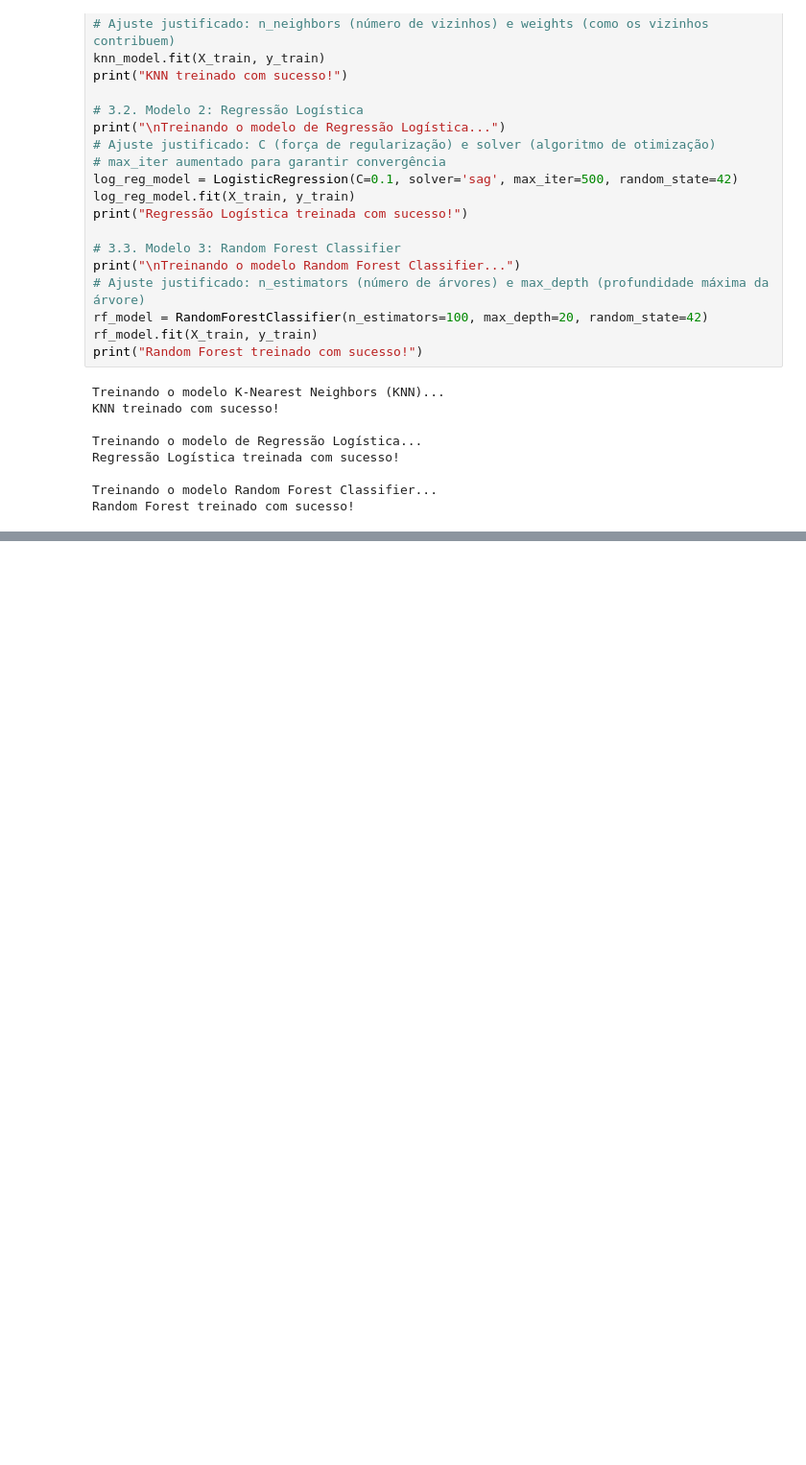
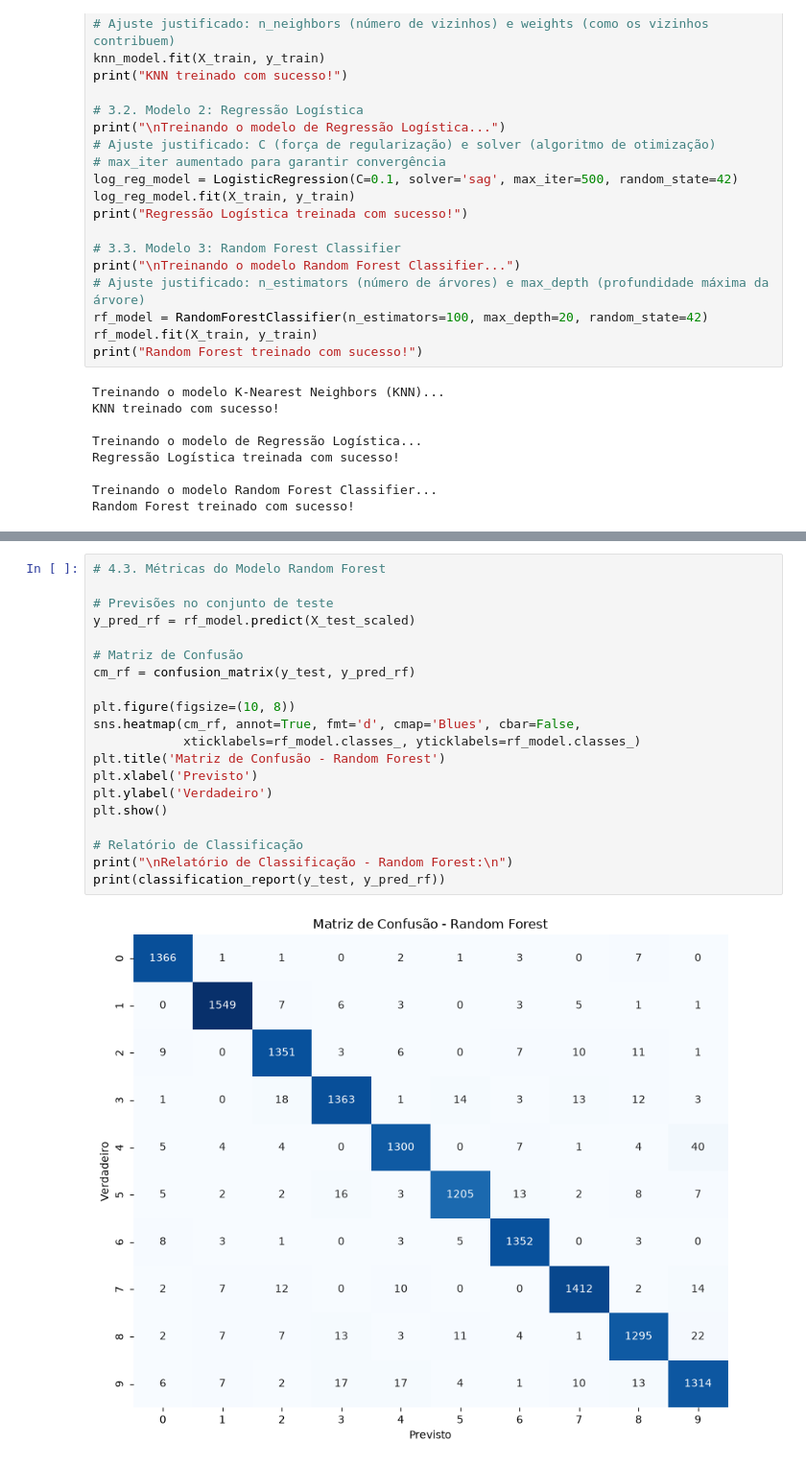
Before and after one commit to giselemachado1978-ai/MiniProjeto_Modulo2_IA-1_SCTEC, a Jupyter notebook: MiniProjetoMod2.ipynb, the cells around one changed output, grey strips where cells are left out. Shown at 96% size. Cells and saved outputs as stored; diff of their text form; blank space fills up the shorter version.

```diff
--- a/MiniProjetoMod2.ipynb
+++ b/MiniProjetoMod2.ipynb
@@ -174,0 +261,22 @@ Random Forest treinado com sucesso!
+# %%
+# 4.3. Métricas do Modelo Random Forest
+
+# Previsões no conjunto de teste
+y_pred_rf = rf_model.predict(X_test_scaled)
+
+# Matriz de Confusão
+cm_rf = confusion_matrix(y_test, y_pred_rf)
+
+plt.figure(figsize=(10, 8))
+sns.heatmap(cm_rf, annot=True, fmt='d', cmap='Blues', cbar=False,
+            xticklabels=rf_model.classes_, yticklabels=rf_model.classes_)
+plt.title('Matriz de Confusão - Random Forest')
+plt.xlabel('Previsto')
+plt.ylabel('Verdadeiro')
+plt.show()
+
+# Relatório de Classificação
+print("\nRelatório de Classificação - Random Forest:\n")
+print(classification_report(y_test, y_pred_rf))
+# %% [output]
+[figure, added]
```
Also changed, not shown: parts of 13 cells of this notebook.
